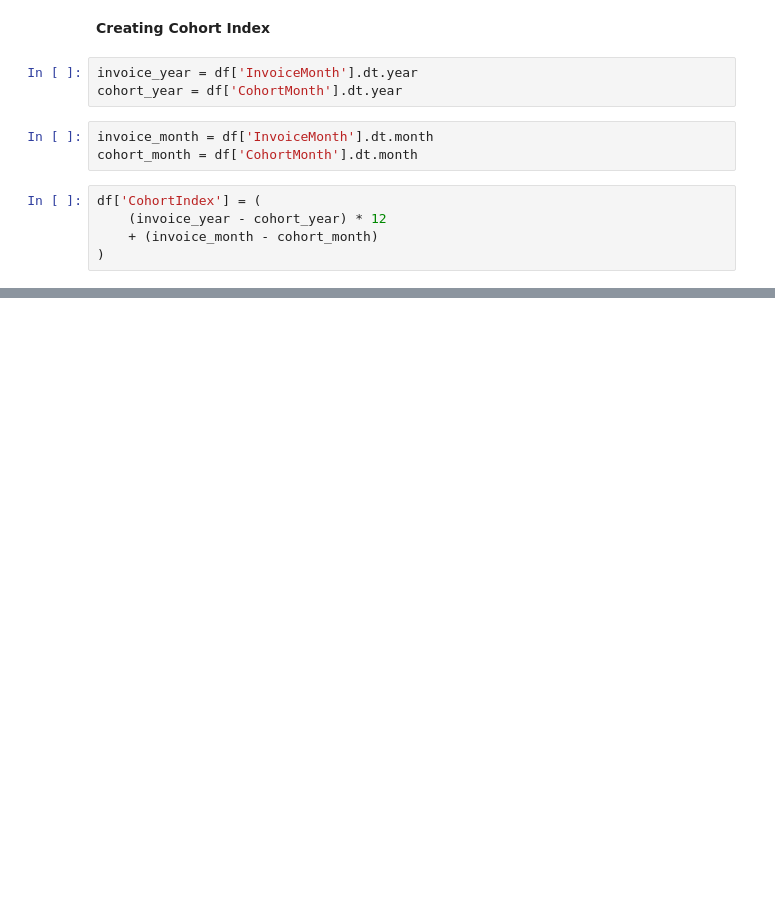
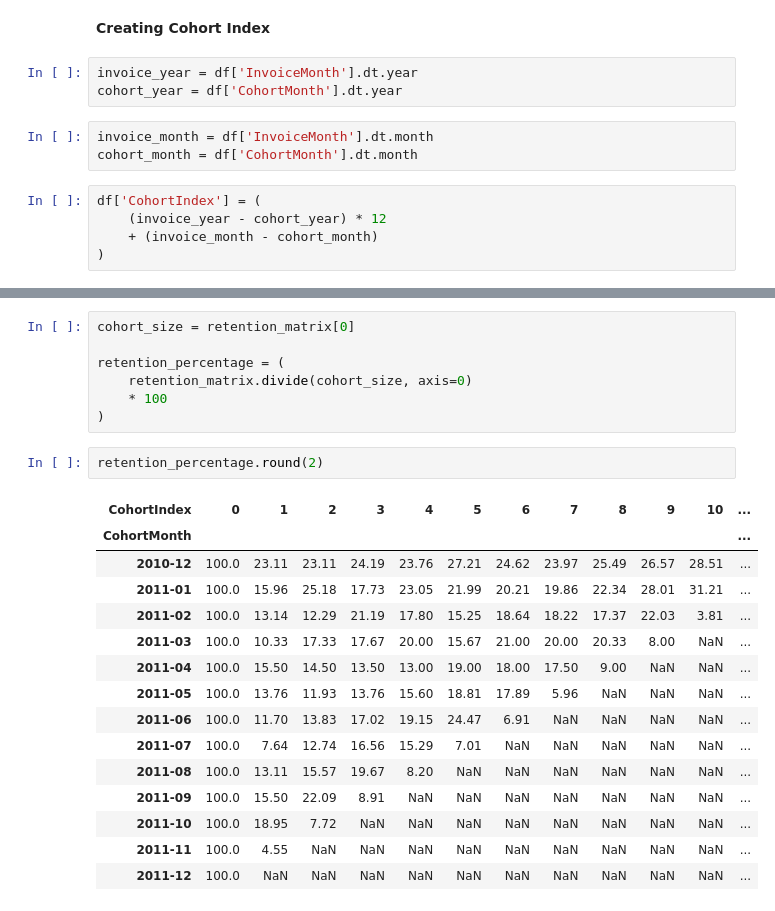
Before and after one commit to ThejaswiBhat/Internship-Project-1, a Jupyter notebook: Notebooks/cohort_retention_cltv_analysis.ipynb.ipynb, the cells around one changed output, grey strips where cells are left out. Cells and saved outputs as stored; diff of their text form; blank space fills up the shorter version.

```diff
--- a/Notebooks/cohort_retention_cltv_analysis.ipynb.ipynb
+++ b/Notebooks/cohort_retention_cltv_analysis.ipynb.ipynb
@@ -216,0 +268,25 @@ df.head(4)
+# %%
+cohort_size = retention_matrix[0]
+
+retention_percentage = (
+    retention_matrix.divide(cohort_size, axis=0)
+    * 100
+)
+# %%
+retention_percentage.round(2)
+# %% [output]
+| CohortIndex | 0 | 1 | 2 | 3 | 4 | 5 | 6 | 7 | 8 | 9 | 10 | ... |
+| CohortMonth |  |  |  |  |  |  |  |  |  |  |  | ... |
+| 2010-12 | 100.0 | 23.11 | 23.11 | 24.19 | 23.76 | 27.21 | 24.62 | 23.97 | 25.49 | 26.57 | 28.51 | ... |
+| 2011-01 | 100.0 | 15.96 | 25.18 | 17.73 | 23.05 | 21.99 | 20.21 | 19.86 | 22.34 | 28.01 | 31.21 | ... |
+| 2011-02 | 100.0 | 13.14 | 12.29 | 21.19 | 17.80 | 15.25 | 18.64 | 18.22 | 17.37 | 22.03 | 3.81 | ... |
+| 2011-03 | 100.0 | 10.33 | 17.33 | 17.67 | 20.00 | 15.67 | 21.00 | 20.00 | 20.33 | 8.00 | NaN | ... |
+| 2011-04 | 100.0 | 15.50 | 14.50 | 13.50 | 13.00 | 19.00 | 18.00 | 17.50 | 9.00 | NaN | NaN | ... |
+| 2011-05 | 100.0 | 13.76 | 11.93 | 13.76 | 15.60 | 18.81 | 17.89 | 5.96 | NaN | NaN | NaN | ... |
+| 2011-06 | 100.0 | 11.70 | 13.83 | 17.02 | 19.15 | 24.47 | 6.91 | NaN | NaN | NaN | NaN | ... |
+| 2011-07 | 100.0 | 7.64 | 12.74 | 16.56 | 15.29 | 7.01 | NaN | NaN | NaN | NaN | NaN | ... |
+| 2011-08 | 100.0 | 13.11 | 15.57 | 19.67 | 8.20 | NaN | NaN | NaN | NaN | NaN | NaN | ... |
+| 2011-09 | 100.0 | 15.50 | 22.09 | 8.91 | NaN | NaN | NaN | NaN | NaN | NaN | NaN | ... |
+| 2011-10 | 100.0 | 18.95 | 7.72 | NaN | NaN | NaN | NaN | NaN | NaN | NaN | NaN | ... |
+| 2011-11 | 100.0 | 4.55 | NaN | NaN | NaN | NaN | NaN | NaN | NaN | NaN | NaN | ... |
+| 2011-12 | 100.0 | NaN | NaN | NaN | NaN | NaN | NaN | NaN | NaN | NaN | NaN | ... |
```
Also changed, not shown: parts of 8 cells of this notebook.
